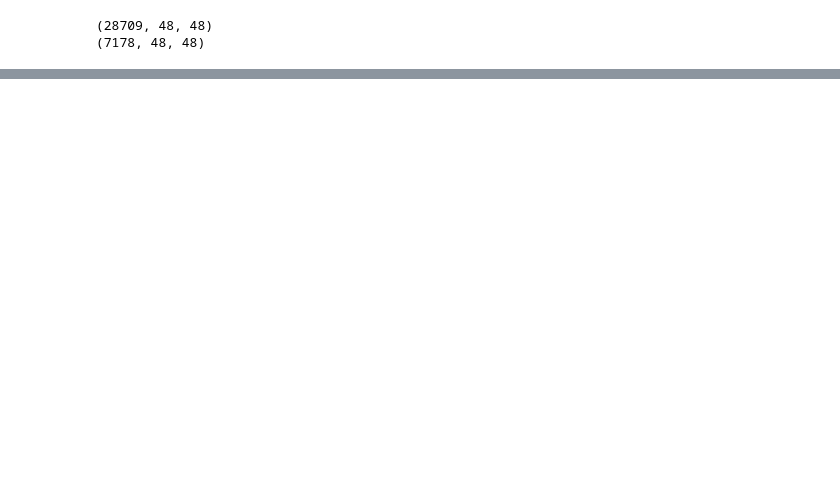
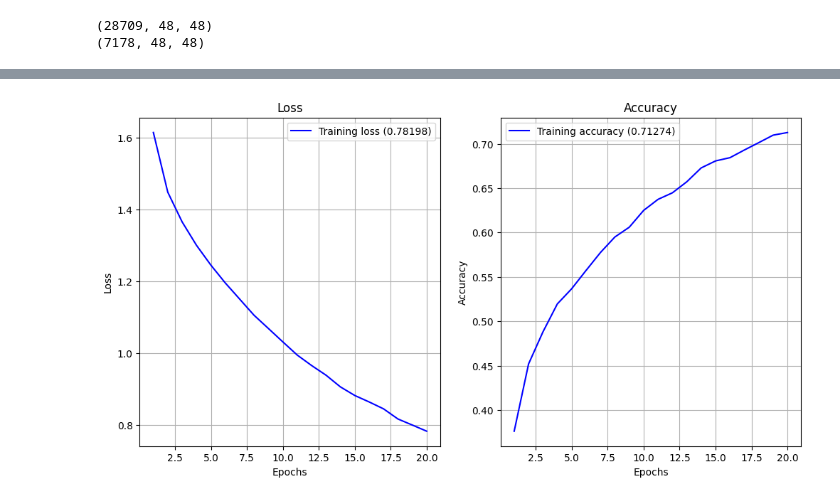
Before and after one commit to Lui10dya/Applied_AI_Miniproject_Diez_Maisonhaute, a Jupyter notebook: main.ipynb, the cells around one changed output, grey strips where cells are left out. Cells and saved outputs as stored; diff of their text form; code cells hidden in the pictures; blank space fills up the shorter version.

```diff
--- a/main.ipynb
+++ b/main.ipynb
@@ -146,20 +97,0 @@ number of labels : 7
-# %%
-#Import the test dataset
-
-X_test = []
-Labels_test = []
-NamesCollections_test = []
-
-for k,label in enumerate(listdir("images/validation")):
-  #print(label)
-  # print(k)
-  for image in listdir("images/validation/" + label):
-    X_test.append(plt.imread("images/validation/" + label + "/" + image))
-    labelNum = labelNumber(label)
-    Labels_test.append(labelNum)
-    NamesCollections_test.append("images/validation/" + label + "/" + image)
-
-X_test = np.array(X_test)
-Labels_test = np.array(Labels_test)
-print(X_test.shape)
-print(Labels_test.shape)
@@ -495,0 +137,77 @@ class CNN:
+# %%
+# This is the first proposed model. It simply starts by including an initial convolutional layer of shape 32 and a pooling 2x2 layer,
+# followed by a flatten layer. The initial convolutional layer uses the activation function ReLu, as it has been observed that it is the one that
+# gets the best results (the accuracies for the sigmoid function, for example, are well below the results obtained with ReLu);
+# the final/output layer uses the Softmax activation function, as it is normally done. The resulting training accuracy is
+# aproximately 61% with 10 epochs, and a validation accuracy of 48%. This result is not acceptable, so the number of epochs was increased to
+# 20 to try and get better results, but although the training accuracy increased, the validation accuracy decreased slightly.
+# It was also tried with 15 epochs but the results were not better either, reaching an accuracy of  47,8%. This is probably due to overfitting in
+# the training of the model, something that can be avoided including a dropout layer with frequency rate 0.25.
+# When this layer is added, the validation accuracy is increased to a 48,1% with 15 epoch and 48,6% with 20 epoch. If the dropout layer's frequency
+# is increased to 0.5, the result is a validation accuracy of 47,7% with 15 epoch and 47,9% with 20 epoch. Therefore, the final dropout frequency has been
+# stablished to 0.25, and the epochs to use will be 20. The initial convolutional layer has been increased to a shape of 64 and, although the training time
+# slightly increases, the validation accuracy gets to almost 50%. It is expected that, if the depth level (shape) of this layer is increased, the training will
+# be more effective, but the training time much longer everytime, so it has been decided to only increase it until 64. In the following models, layers of larger depths
+# are regarded, and can be observed how the results are much better. In conclusion, if this was the model to use, the best option would be to add a dropout layer with a frequency of 0.25, train
+# the model in 20 epochs, and change the convolutional layer to 64 of depth.
+# define the model number 1
+model = Sequential()
+model.add(Conv2D(64, (3, 3), activation='relu', input_shape=(48, 48, 1)))
+model.add(MaxPooling2D((2, 2)))
+model.add(Dropout(0.25))
+model.add(Flatten())
+model.add(Dense(num_classes, activation='softmax'))
+
+# compile the model
+model.compile(optimizer='adam', loss='categorical_crossentropy', metrics=['accuracy'])
+
+# train the model
+history = model.fit(X_train, y_train, epochs=20, batch_size=32) # the epochs MUST be incremented, the results are way better
+
+# check model results
+plot_history(history)
+
+# predictions  with the test data
+predictions = model.predict(X_test)
+
+# calculate the accuracy of the predictions
+accuracy = np.mean(np.argmax(predictions, axis=1) == np.argmax(y_test, axis=1))
+print('Accuracy:', accuracy)
+
+predictions_class_train = np.argmax(model.predict(X_train), axis=1)
+# y_test and predictions_class are the true labels and predicted labels, respectively
+cm = confusion_matrix(np.argmax(y_train, axis=1), predictions_class_train)
+plt.imshow(cm, cmap='Blues')
+plt.colorbar()
+plt.xlabel('Predicted labels')
+plt.ylabel('True labels')
+plt.title('Confusion Matrix for the training data')
+plt.show()
+
+predictions_class = np.argmax(predictions, axis=1)
+# y_test and predictions_class are the true labels and predicted labels, respectively
+cm = confusion_matrix(np.argmax(y_test, axis=1), predictions_class)
+plt.imshow(cm, cmap='Blues')
+plt.colorbar()
+plt.xlabel('Predicted labels')
+plt.ylabel('True labels')
+plt.title('Confusion Matrix for the validation data')
+plt.show()
+
+from sklearn.metrics import precision_score, recall_score, f1_score
+
+accuracies = []
+for i in range(num_classes):
+    accuracy = cm[i, i] / cm[i].sum()
+    accuracies.append(accuracy)
+print("Accuracy by class:", accuracies)
+
+# calculate the precision, recall, and F1 score
+precision = precision_score(np.argmax(y_test, axis=1), np.argmax(predictions, axis=1), average=None)
+recall = recall_score(np.argmax(y_test, axis=1), np.argmax(predictions, axis=1), average=None)
+f1 = f1_score(np.argmax(y_test, axis=1), np.argmax(predictions, axis=1), average=None)
+
+print('Precision:', precision)
+print('Recall:', recall)
+print('F1 score:', f1)
+# %% [output]
@@ -495,0 +231 @@ class CNN:
+[figure, added]
```
Also changed, not shown: parts of 27 cells of this notebook, 1 other file.
